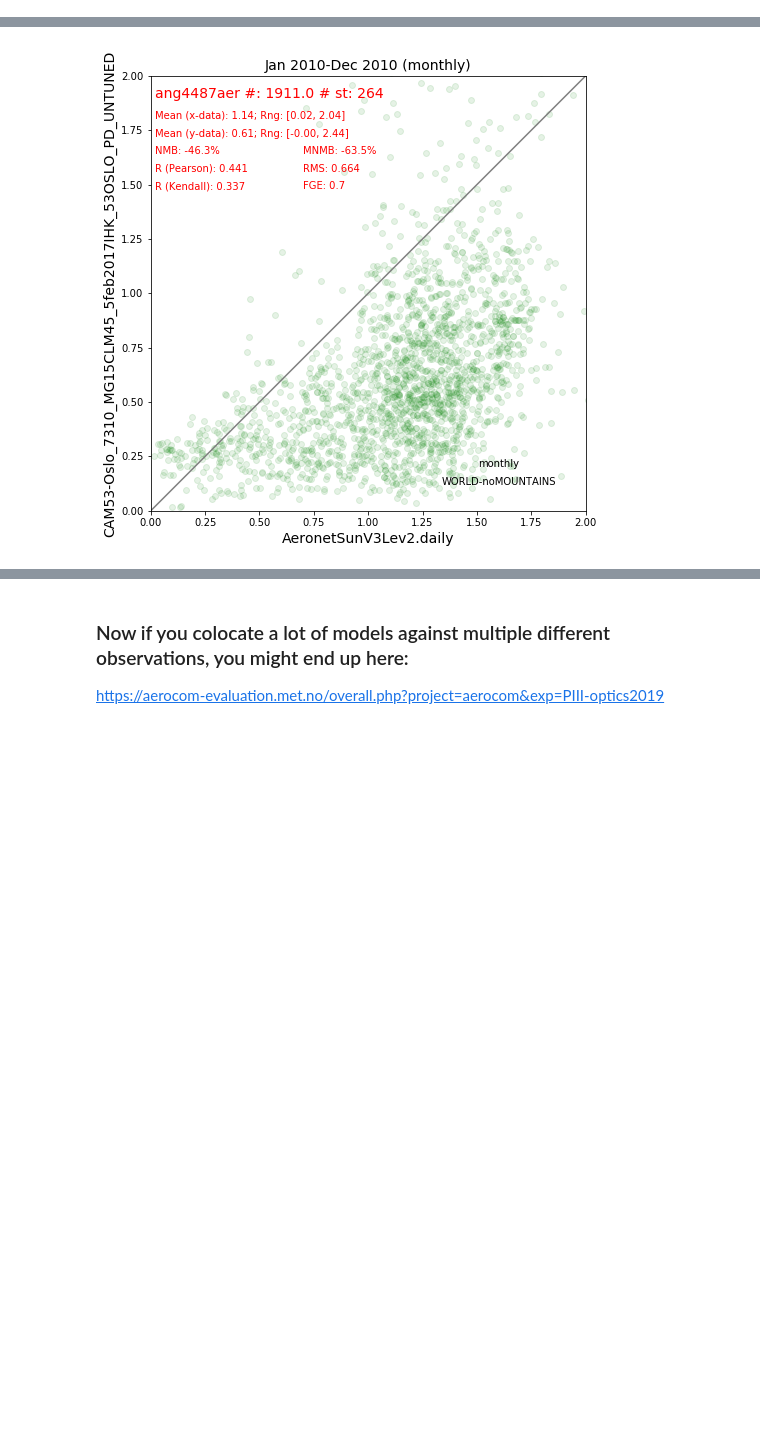
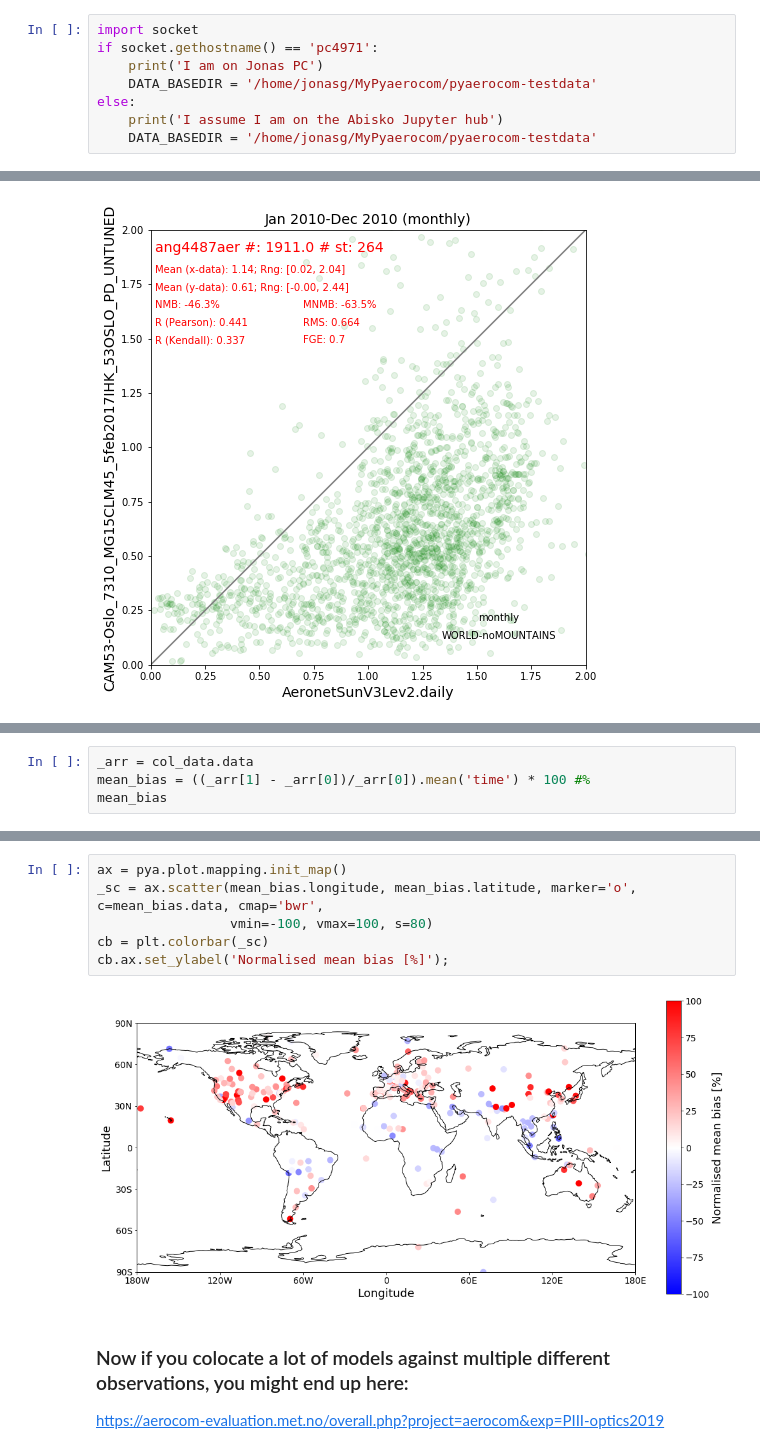
Before and after one commit to NordicESMhub/NEGI-Abisko-2019, a Jupyter notebook: content/training/pyaerocom/jgliss_intro_model_evaluation_pyaerocom.ipynb, the cells around one changed output, grey strips where cells are left out. Saved outputs shown, nothing was run; the diff lists cells and outputs as text; blank space fills up the shorter version.

```diff
--- a/content/training/pyaerocom/jgliss_intro_model_evaluation_pyaerocom.ipynb
+++ b/content/training/pyaerocom/jgliss_intro_model_evaluation_pyaerocom.ipynb
@@ -22,0 +29,8 @@ DATA_BASEDIR = '/home/jonasg/MyPyaerocom/pyaerocom-testdata'
+# %%
+import socket
+if socket.gethostname() == 'pc4971':
+    print('I am on Jonas PC')
+    DATA_BASEDIR = '/home/jonasg/MyPyaerocom/pyaerocom-testdata'
+else:
+    print('I assume I am on the Abisko Jupyter hub')
+    DATA_BASEDIR = '/home/jonasg/MyPyaerocom/pyaerocom-testdata'
@@ -433,0 +437,4 @@ colocator.data[ANOTHER_MODEL_ID]['ang4487aer'].plot_scatter(marker='o', alpha=0.
+# %%
+_arr = col_data.data
+mean_bias = ((_arr[1] - _arr[0])/_arr[0]).mean('time') * 100 #%
+mean_bias
@@ -434,3 +454,11 @@ colocator.data[ANOTHER_MODEL_ID]['ang4487aer'].plot_scatter(marker='o', alpha=0.
+# %%
+ax = pya.plot.mapping.init_map()
+_sc = ax.scatter(mean_bias.longitude, mean_bias.latitude, marker='o', c=mean_bias.data, cmap='bwr',
+                 vmin=-100, vmax=100, s=80)
+cb = plt.colorbar(_sc)
+cb.ax.set_ylabel('Normalised mean bias [%]');
+# %% [output]
+[figure, added]
 # %% [markdown]
 ### Now if you colocate a lot of models against multiple different observations, you might end up here:
 
```
Also changed, not shown: parts of 18 cells of this notebook, 9 other files.
